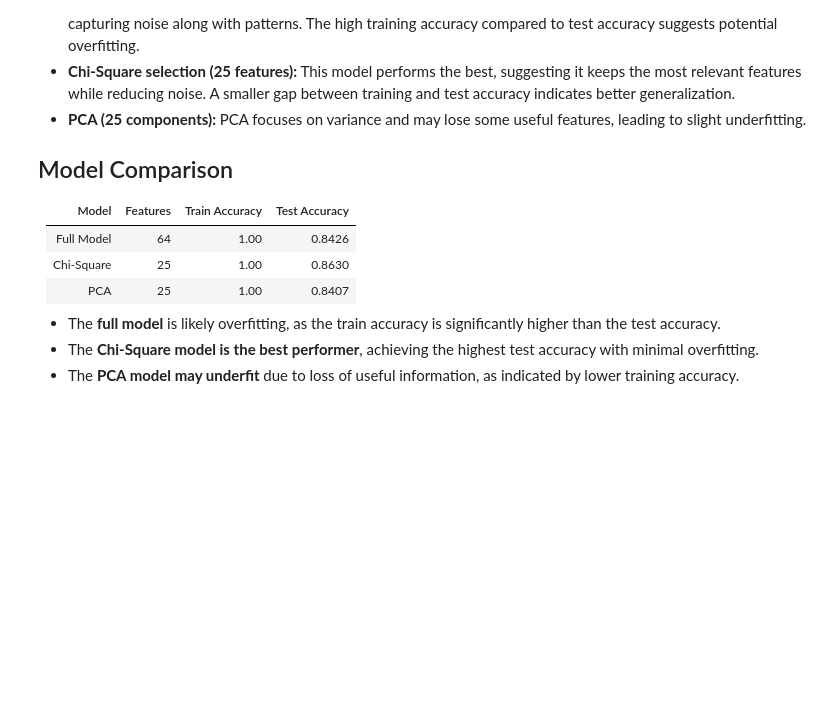
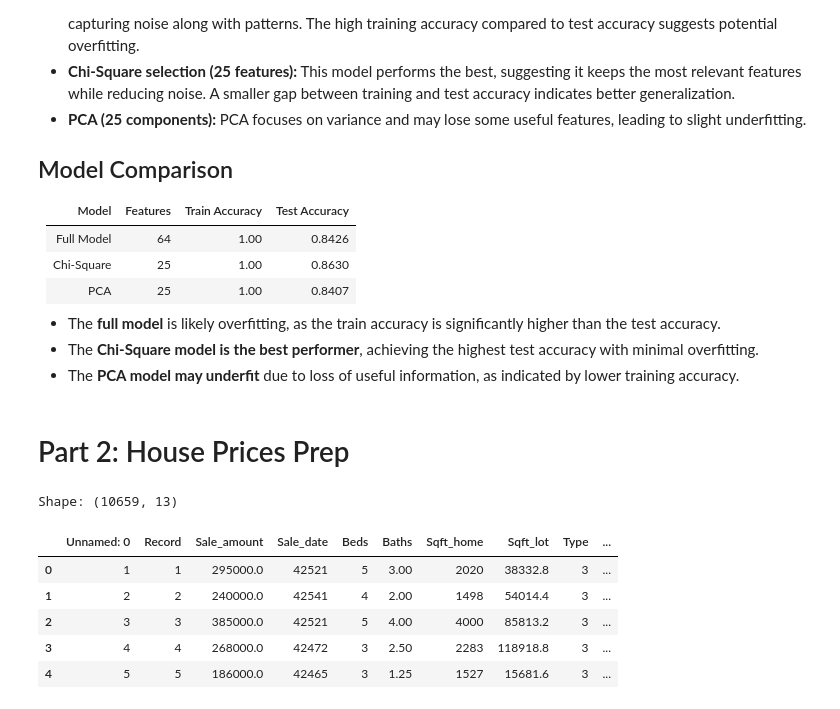
Before and after one commit to andy277/assignment_6_ai, a Jupyter notebook: lab6.ipynb, the cells around one changed output. Drawn from its saved outputs; the diff is of its cells as text; code cells hidden in the pictures; blank space fills up the shorter version.

Commit message:
finished part 2

```diff
--- a/lab6.ipynb
+++ b/lab6.ipynb
@@ -92,3 +94,20 @@ PCA reduced feature model accuracy - Train: 1.0000, Test: 0.8407
 - The **full model** is likely overfitting, as the train accuracy is significantly higher than the test accuracy.
 - The **Chi-Square model is the best performer**, achieving the highest test accuracy with minimal overfitting.
 - The **PCA model may underfit** due to loss of useful information, as indicated by lower training accuracy.
+# %% [markdown]
+# Part 2: House Prices Prep
+# %%
+## Import data
+file_path = "data/House_Prices.csv"
+houses = pd.read_csv(file_path)
+
+print("Shape:", houses.shape)
+houses.head()
+# %% [output]
+Shape: (10659, 13)
+|  | Unnamed: 0 | Record | Sale_amount | Sale_date | Beds | Baths | Sqft_home | Sqft_lot | Type | ... |
+| 0 | 1 | 1 | 295000.0 | 42521 | 5 | 3.00 | 2020 | 38332.8 | 3 | ... |
+| 1 | 2 | 2 | 240000.0 | 42541 | 4 | 2.00 | 1498 | 54014.4 | 3 | ... |
+| 2 | 3 | 3 | 385000.0 | 42521 | 5 | 4.00 | 4000 | 85813.2 | 3 | ... |
+| 3 | 4 | 4 | 268000.0 | 42472 | 3 | 2.50 | 2283 | 118918.8 | 3 | ... |
+| 4 | 5 | 5 | 186000.0 | 42465 | 3 | 1.25 | 1527 | 15681.6 | 3 | ... |
```
Also changed, not shown: parts of 35 cells of this notebook.
